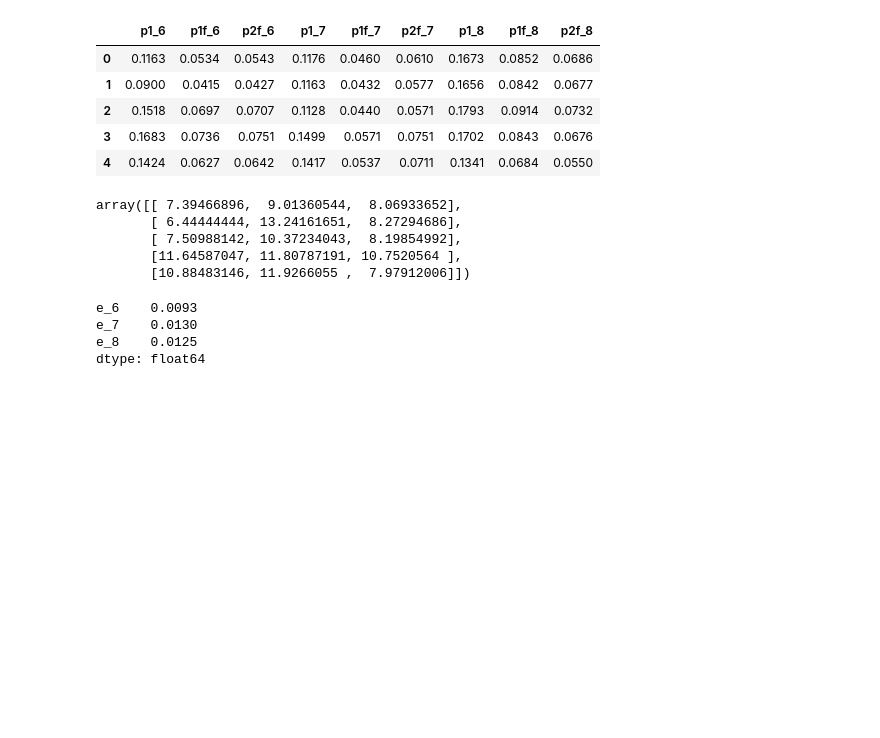
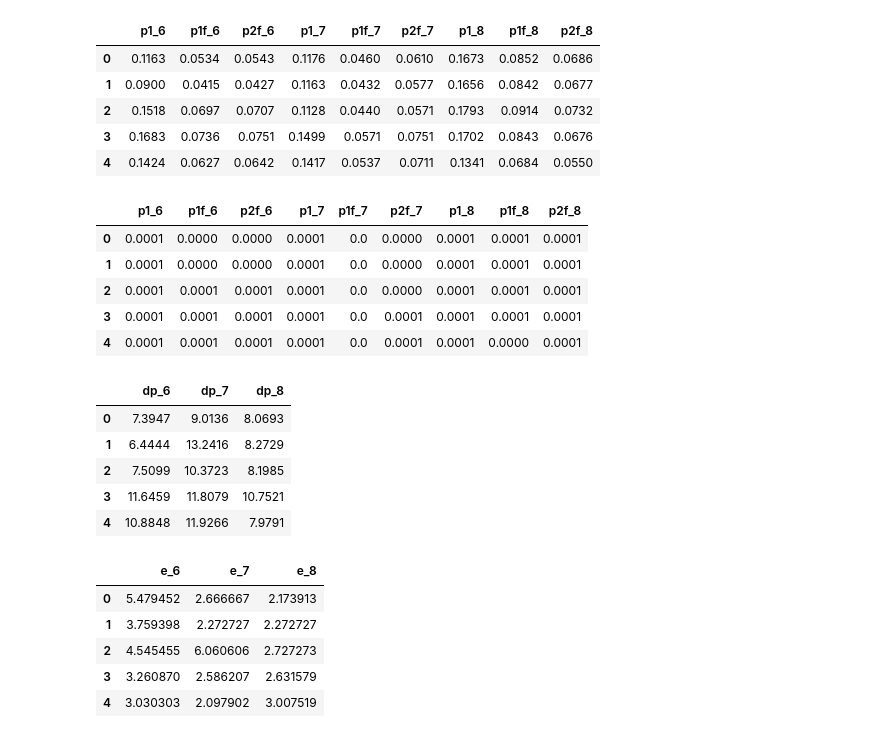
Before and after one commit to Vendetta0462/LaboratoriosFisica, a Jupyter notebook: Practica 5 - Conservacion del Momento/code/ConsvMomento.ipynb, the cells around one changed output. Saved outputs shown, nothing was run; the diff lists cells and outputs as text; code cells hidden in the pictures; blank space fills up the shorter version.

```diff
--- a/Practica 5 - Conservacion del Momento/code/ConsvMomento.ipynb
+++ b/Practica 5 - Conservacion del Momento/code/ConsvMomento.ipynb
@@ -80,0 +101,6 @@ dtype: float64
+# %%
+F1_eErr = pd.DataFrame()
+F1_eErr["e_1"] = round(((2/F1.v1_1)+((F1.v2f_1)/F1.v1_1**2))*0.0001, 4)
+for i in range(2,6):
+    F1_eErr["e_"+str(i)] = round(((2/F1["v1_"+str(i)])+((F1["v2f_"+str(i)]-F1["v1f_"+str(i)])/F1["v1_"+str(i)]**2))*0.0001, 4)
+F1_eErr
@@ -114,26 +147,45 @@ F2_p
 | 2 | 0.1518 | 0.0697 | 0.0707 | 0.1128 | 0.0440 | 0.0571 | 0.1793 | 0.0914 | 0.0732 |
 | 3 | 0.1683 | 0.0736 | 0.0751 | 0.1499 | 0.0571 | 0.0751 | 0.1702 | 0.0843 | 0.0676 |
 | 4 | 0.1424 | 0.0627 | 0.0642 | 0.1417 | 0.0537 | 0.0711 | 0.1341 | 0.0684 | 0.0550 |
+# %%
+F2_pErr = pd.DataFrame()
+for i in range(0,3):
+    F2_pErr["p1_"+str(i+6)] = round(F2["v1_"+str(i+6)]*0.0001 + masas_1_1[i]*0.0001, 4)
+    F2_pErr["p1f_"+str(i+6)] = round(F2["v1f_"+str(i+6)]*0.0001 + masas_1_1[i]*0.0001, 4)
+    F2_pErr["p2f_"+str(i+6)] = round(F2["v2f_"+str(i+6)]*0.0001 + masas_2_1[i]*0.0001, 4)
+F2_pErr
+# %% [output]
+|  | p1_6 | p1f_6 | p2f_6 | p1_7 | p1f_7 | p2f_7 | p1_8 | p1f_8 | p2f_8 |
+| 0 | 0.0001 | 0.0000 | 0.0000 | 0.0001 | 0.0 | 0.0000 | 0.0001 | 0.0001 | 0.0001 |
+| 1 | 0.0001 | 0.0000 | 0.0000 | 0.0001 | 0.0 | 0.0000 | 0.0001 | 0.0001 | 0.0001 |
+| 2 | 0.0001 | 0.0001 | 0.0001 | 0.0001 | 0.0 | 0.0000 | 0.0001 | 0.0001 | 0.0001 |
+| 3 | 0.0001 | 0.0001 | 0.0001 | 0.0001 | 0.0 | 0.0001 | 0.0001 | 0.0001 | 0.0001 |
+| 4 | 0.0001 | 0.0001 | 0.0001 | 0.0001 | 0.0 | 0.0001 | 0.0001 | 0.0000 | 0.0001 |
 # %%
 F2_dp = pd.DataFrame()
 for i in range(6,9):
     F2_dp["dp_"+str(i)] = round(F2_p["p1_"+str(i)]-(F2_p["p2f_"+str(i)]+F2_p["p1f_"+str(i)]), 4)
-F2_dp.values*100/F2_p[["p1_6", "p1_7", "p1_8"]].values
+F2_dp_percent = round(F2_dp*100/F2_p[["p1_6", "p1_7", "p1_8"]].values,4)
+F2_dp_percent
 # %% [output]
-array([[ 7.39466896,  9.01360544,  8.06933652],
-       [ 6.44444444, 13.24161651,  8.27294686],
-       [ 7.50988142, 10.37234043,  8.19854992],
-       [11.64587047, 11.80787191, 10.7520564 ],
-       [10.88483146, 11.9266055 ,  7.97912006]])
+|  | dp_6 | dp_7 | dp_8 |
+| 0 | 7.3947 | 9.0136 | 8.0693 |
+| 1 | 6.4444 | 13.2416 | 8.2729 |
+| 2 | 7.5099 | 10.3723 | 8.1985 |
+| 3 | 11.6459 | 11.8079 | 10.7521 |
+| 4 | 10.8848 | 11.9266 | 7.9791 |
 # %%
 F2_e = pd.DataFrame()
 for i in range(6,9):
     F2_e["e_"+str(i)] = round((F2["v2f_"+str(i)]-F2["v1f_"+str(i)])/F2["v1_"+str(i)],4)
 F2_e_prom = round(F2_e.mean(),4)
 F2_e_std = round(F2_e.std(ddof=1),4)
-F2_e_prom
+F2_e_CV = round(F2_e_std*100/F2_e_prom,4)
+F2_eErr.values*100/F2_e
 # %% [output]
-e_6    0.0093
-e_7    0.0130
-e_8    0.0125
-dtype: float64
+|  | e_6 | e_7 | e_8 |
+| 0 | 5.479452 | 2.666667 | 2.173913 |
+| 1 | 3.759398 | 2.272727 | 2.272727 |
+| 2 | 4.545455 | 6.060606 | 2.727273 |
+| 3 | 3.260870 | 2.586207 | 2.631579 |
+| 4 | 3.030303 | 2.097902 | 3.007519 |
```
Also changed, not shown: parts of 5 cells of this notebook, 2 other files.
